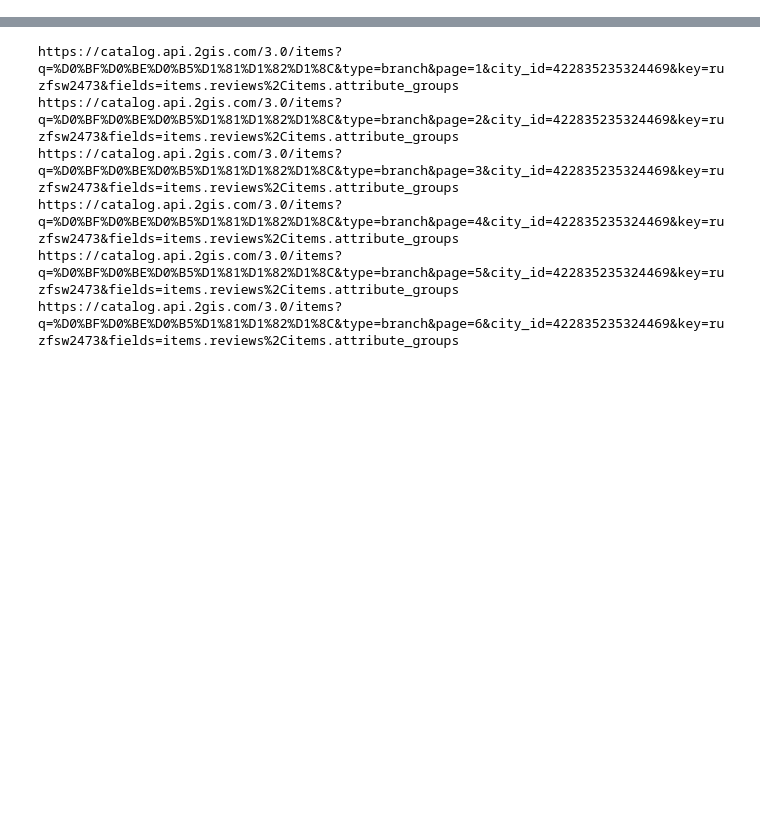
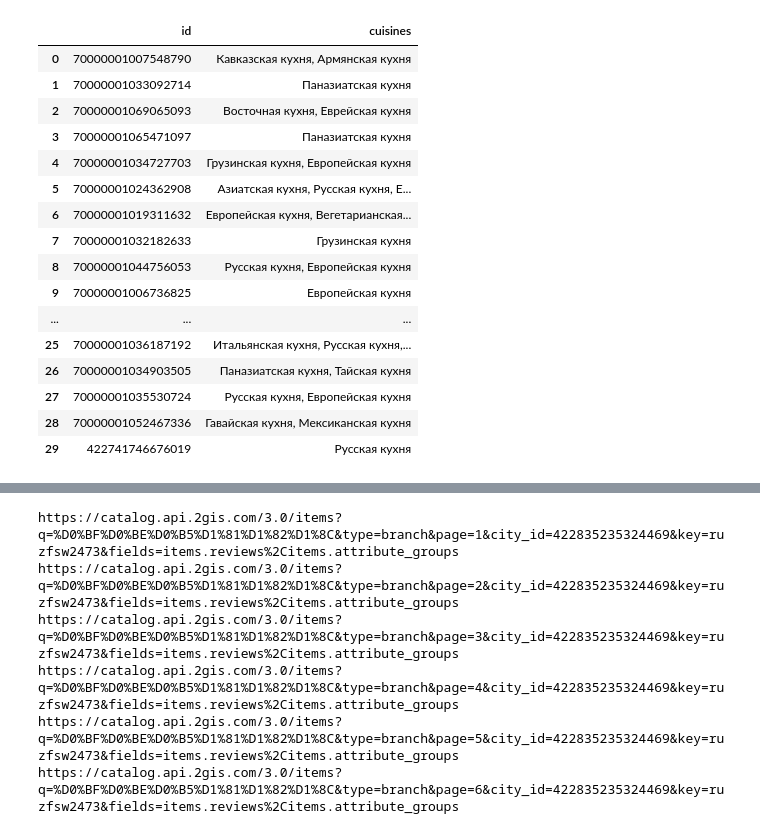
Before and after one commit to nastirlex/Catering-Dishes-Helper-android-app, a Jupyter notebook: DS/data_rating_price.ipynb, the cells around one changed output, grey strips where cells are left out. Cells and saved outputs as stored; diff of their text form; code cells hidden in the pictures; blank space fills up the shorter version.

```diff
--- a/DS/data_rating_price.ipynb
+++ b/DS/data_rating_price.ipynb
@@ -87,0 +199,20 @@ https://catalog.api.2gis.com/3.0/items?q=%D0%BF%D0%BE%D0%B5%D1%81%D1%82%D1%8C&ty
+# %%
+cuisines
+# %% [output]
+|  | id | cuisines |
+| 0 | 70000001007548790 | Кавказская кухня, Армянская кухня |
+| 1 | 70000001033092714 | Паназиатская кухня |
+| 2 | 70000001069065093 | Восточная кухня, Еврейская кухня |
+| 3 | 70000001065471097 | Паназиатская кухня |
+| 4 | 70000001034727703 | Грузинская кухня, Европейская кухня |
+| 5 | 70000001024362908 | Азиатская кухня, Русская кухня, Е... |
+| 6 | 70000001019311632 | Европейская кухня, Вегетарианская... |
+| 7 | 70000001032182633 | Грузинская кухня |
+| 8 | 70000001044756053 | Русская кухня, Европейская кухня |
+| 9 | 70000001006736825 | Европейская кухня |
+| ... | ... | ... |
+| 25 | 70000001036187192 | Итальянская кухня, Русская кухня,... |
+| 26 | 70000001034903505 | Паназиатская кухня, Тайская кухня |
+| 27 | 70000001035530724 | Русская кухня, Европейская кухня |
+| 28 | 70000001052467336 | Гавайская кухня, Мексиканская кухня |
+| 29 | 422741746676019 | Русская кухня |
```
Also changed, not shown: parts of 8 cells of this notebook.
